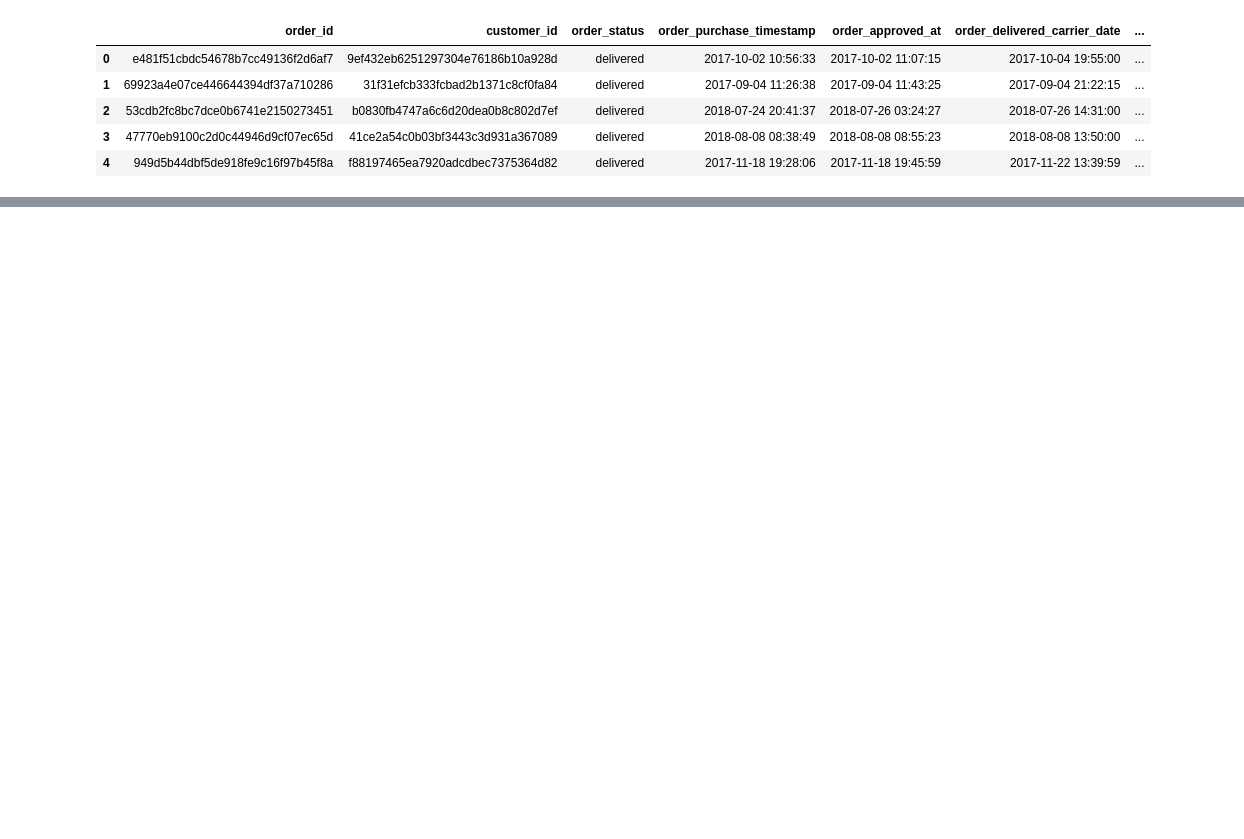
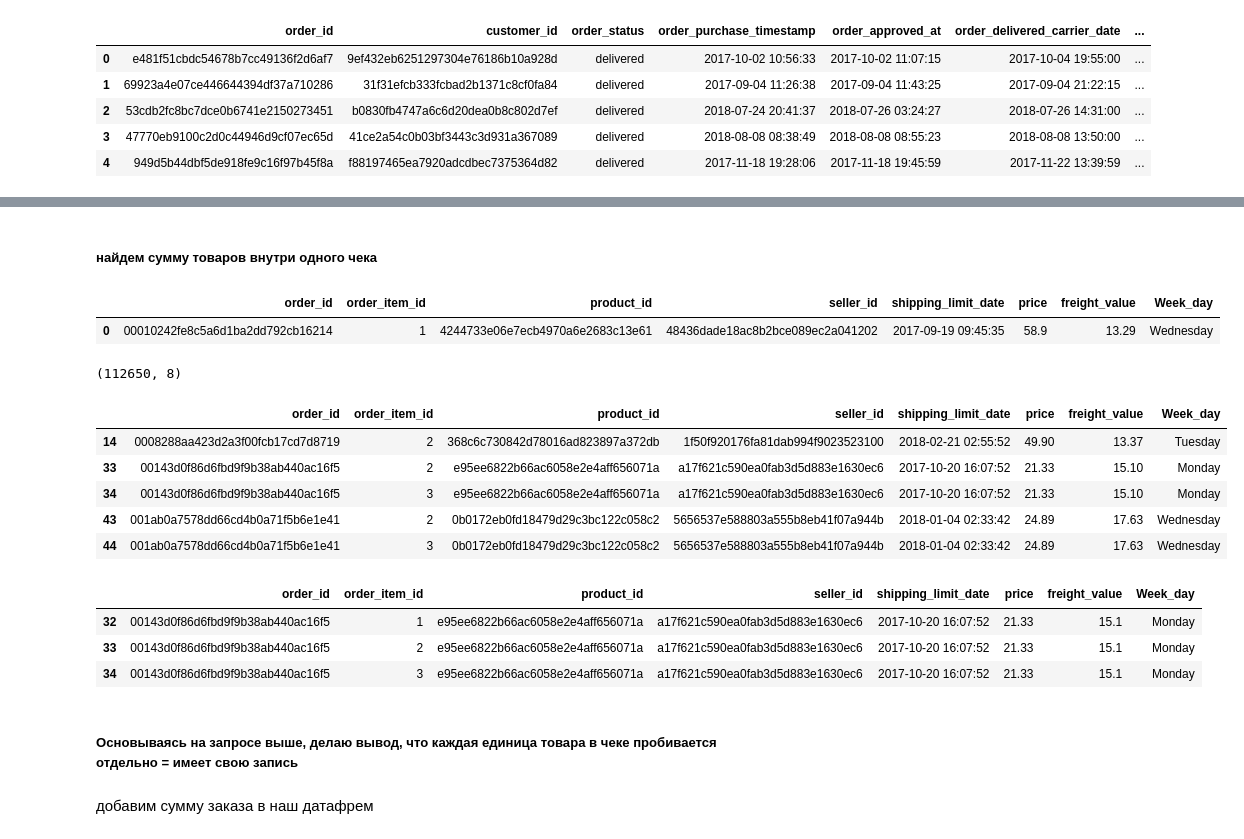
Before and after one commit to letssin/Carpov_Courses, a Jupyter notebook: 1st_project/my_first_project_notebook.ipynb, the cells around one changed output, grey strips where cells are left out. Saved outputs shown, nothing was run; the diff lists cells and outputs as text; code cells hidden in the pictures; blank space fills up the shorter version.

```diff
--- a/1st_project/my_first_project_notebook.ipynb
+++ b/1st_project/my_first_project_notebook.ipynb
@@ -254,7 +254,8 @@ approved         2
 delivered        2
 Name: order_status, dtype: int64
 # %%
-orders_w_cust_w_canceled['Order_Year_month'] = orders_w_cust_w_canceled.order_purchase_timestamp.dt.to_period("M")
+#orders_w_cust_w_canceled['Order_Year_month'] = orders_w_cust_w_canceled.order_purchase_timestamp.dt.to_period("M")
+orders_w_cust_w_canceled['Order_Year_month'] =(orders_w_cust_w_canceled['order_purchase_timestamp'].dt.floor('d') + pd.offsets.MonthEnd(0) - pd.offsets.MonthBegin(1))
 # %%
 orders_w_cust_w_canceled.head(1)
 # %% [output]
@@ -541,0 +466,29 @@ first_order_date.merge(date_range, on = 'key')
+# %% [markdown]
+##### найдем сумму товаров внутри одного чека
+# %%
+items_w_weekday.head(1)
+# %% [output]
+|  | order_id | order_item_id | product_id | seller_id | shipping_limit_date | price | freight_value | Week_day |
+| 0 | 00010242fe8c5a6d1ba2dd792cb16214 | 1 | 4244733e06e7ecb4970a6e2683c13e61 | 48436dade18ac8b2bce089ec2a041202 | 2017-09-19 09:45:35 | 58.9 | 13.29 | Wednesday |
+# %%
+items_w_weekday.shape
+# %% [output]
+(112650, 8)
+# %%
+items_w_weekday.query('order_item_id > 1').head()
+# %% [output]
+|  | order_id | order_item_id | product_id | seller_id | shipping_limit_date | price | freight_value | Week_day |
+| 14 | 0008288aa423d2a3f00fcb17cd7d8719 | 2 | 368c6c730842d78016ad823897a372db | 1f50f920176fa81dab994f9023523100 | 2018-02-21 02:55:52 | 49.90 | 13.37 | Tuesday |
+| 33 | 00143d0f86d6fbd9f9b38ab440ac16f5 | 2 | e95ee6822b66ac6058e2e4aff656071a | a17f621c590ea0fab3d5d883e1630ec6 | 2017-10-20 16:07:52 | 21.33 | 15.10 | Monday |
+| 34 | 00143d0f86d6fbd9f9b38ab440ac16f5 | 3 | e95ee6822b66ac6058e2e4aff656071a | a17f621c590ea0fab3d5d883e1630ec6 | 2017-10-20 16:07:52 | 21.33 | 15.10 | Monday |
+| 43 | 001ab0a7578dd66cd4b0a71f5b6e1e41 | 2 | 0b0172eb0fd18479d29c3bc122c058c2 | 5656537e588803a555b8eb41f07a944b | 2018-01-04 02:33:42 | 24.89 | 17.63 | Wednesday |
+| 44 | 001ab0a7578dd66cd4b0a71f5b6e1e41 | 3 | 0b0172eb0fd18479d29c3bc122c058c2 | 5656537e588803a555b8eb41f07a944b | 2018-01-04 02:33:42 | 24.89 | 17.63 | Wednesday |
+# %%
+items_w_weekday.query("order_id == '00143d0f86d6fbd9f9b38ab440ac16f5'")
+# %% [output]
+|  | order_id | order_item_id | product_id | seller_id | shipping_limit_date | price | freight_value | Week_day |
+| 32 | 00143d0f86d6fbd9f9b38ab440ac16f5 | 1 | e95ee6822b66ac6058e2e4aff656071a | a17f621c590ea0fab3d5d883e1630ec6 | 2017-10-20 16:07:52 | 21.33 | 15.1 | Monday |
+| 33 | 00143d0f86d6fbd9f9b38ab440ac16f5 | 2 | e95ee6822b66ac6058e2e4aff656071a | a17f621c590ea0fab3d5d883e1630ec6 | 2017-10-20 16:07:52 | 21.33 | 15.1 | Monday |
+| 34 | 00143d0f86d6fbd9f9b38ab440ac16f5 | 3 | e95ee6822b66ac6058e2e4aff656071a | a17f621c590ea0fab3d5d883e1630ec6 | 2017-10-20 16:07:52 | 21.33 | 15.1 | Monday |
+# %% [markdown]
+##### Основываясь на запросе выше, делаю вывод, что каждая единица товара в чеке пробивается отдельно = имеет свою запись
@@ -541,0 +501,2 @@ first_order_date.merge(date_range, on = 'key')
+# %% [markdown]
+добавим сумму заказа в наш датафрем
```
Also changed, not shown: parts of 33 cells of this notebook, 3 other files.
